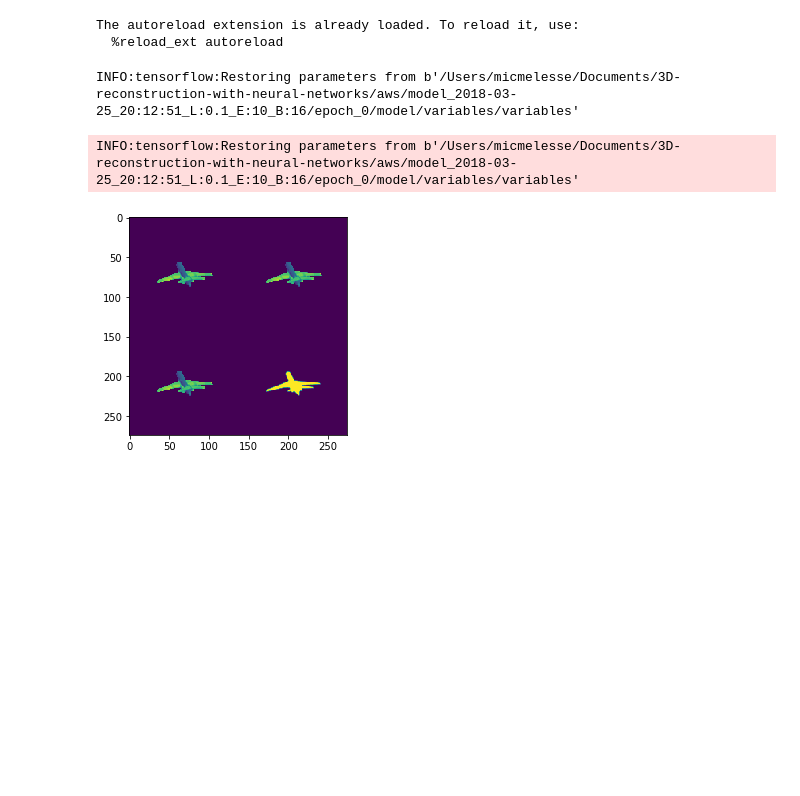
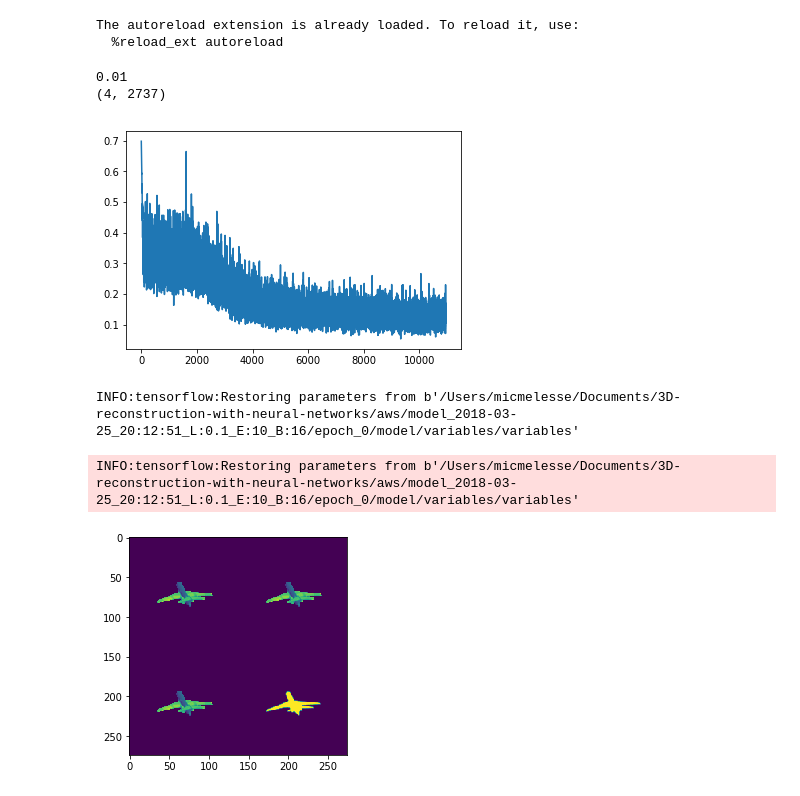
Before and after one commit to micmelesse/3D-reconstruction-with-Neural-Networks, a Jupyter notebook: playground.ipynb, the cells around one changed output. Cells and saved outputs as stored; diff of their text form; code cells hidden in the pictures; blank space fills up the shorter version.

```diff
--- a/playground.ipynb
+++ b/playground.ipynb
@@ -21,6 +20,18 @@ from tensorflow.python.tools import inspect_checkpoint
 # %% [output]
 The autoreload extension is already loaded. To reload it, use:
   %reload_ext autoreload
+# %%
+i = 4
+l = utils.construct_path_lists("aws", "loss.npy")[i]
+print(utils.grep_learning_rate(l))
+p = np.load(l)
+print(p.shape)
+plt.plot(p.flat)
+plt.show()
+# %% [output]
+0.01
+(4, 2737)
+[figure, added]
 # %%
 p=dataset.read_paths()
 # %%
```
Also changed, not shown: parts of 1 cell of this notebook, 3 other files.
